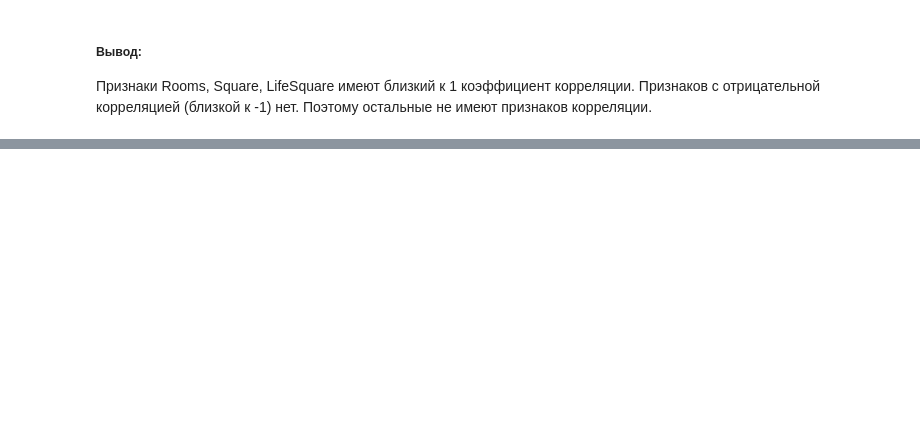
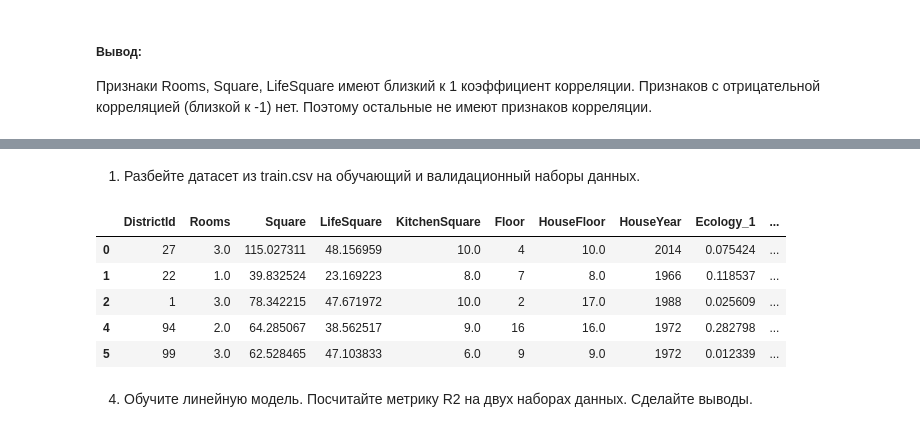
Before and after one commit to alexanderi8/Library-s-for-Python-Numpy-Matplotlib-Scikit-learn-, a Jupyter notebook: course_work_train.ipynb, the cells around one changed output, grey strips where cells are left out. Cells and saved outputs as stored; diff of their text form; code cells hidden in the pictures; blank space fills up the shorter version.

```diff
--- a/course_work_train.ipynb
+++ b/course_work_train.ipynb
@@ -571,0 +637,16 @@ Name: Price, dtype: float64
+# %% [markdown]
+1. Разбейте датасет из train.csv на обучающий и валидационный наборы данных.
+# %%
+# train1 -датасет без аномальных значений и выбросов с заменеными пропусками на среднее значение.
+# Создадим таблицу вещественных признаков
+train_num_features = train1.select_dtypes(include=['float64', 'int64'])
+# удалим из таблицы вещественных признаков столбцы Id и Price
+X = train_num_features.drop(['Id', 'Price'], axis=1)
+X.head()
+# %% [output]
+|  | DistrictId | Rooms | Square | LifeSquare | KitchenSquare | Floor | HouseFloor | HouseYear | Ecology_1 | ... |
+| 0 | 27 | 3.0 | 115.027311 | 48.156959 | 10.0 | 4 | 10.0 | 2014 | 0.075424 | ... |
+| 1 | 22 | 1.0 | 39.832524 | 23.169223 | 8.0 | 7 | 8.0 | 1966 | 0.118537 | ... |
+| 2 | 1 | 3.0 | 78.342215 | 47.671972 | 10.0 | 2 | 17.0 | 1988 | 0.025609 | ... |
+| 4 | 94 | 2.0 | 64.285067 | 38.562517 | 9.0 | 16 | 16.0 | 1972 | 0.282798 | ... |
+| 5 | 99 | 3.0 | 62.528465 | 47.103833 | 6.0 | 9 | 9.0 | 1972 | 0.012339 | ... |
@@ -571,0 +659,2 @@ Name: Price, dtype: float64
+# %% [markdown]
+4. Обучите линейную модель. Посчитайте метрику R2 на двух наборах данных. Сделайте выводы.
```
Also changed, not shown: parts of 36 cells of this notebook, 2 other files.
